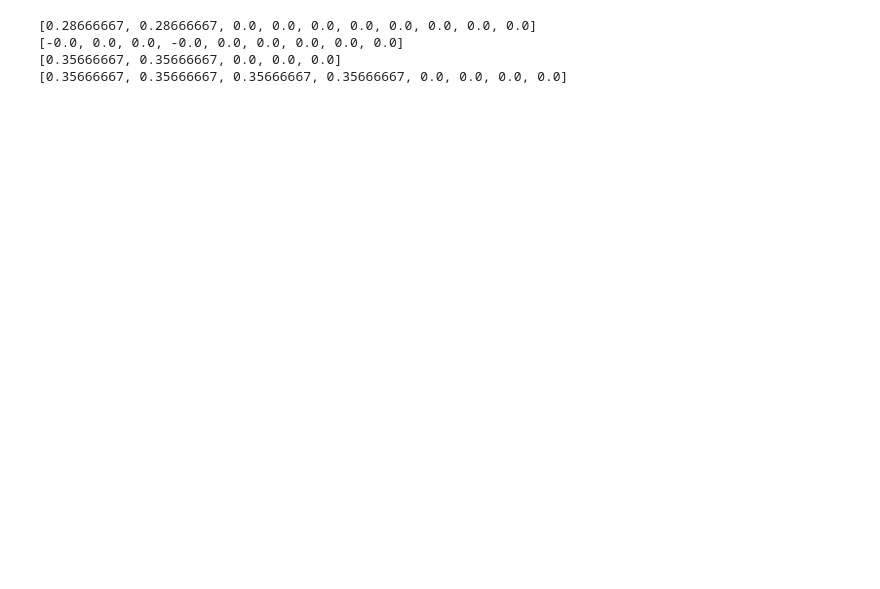
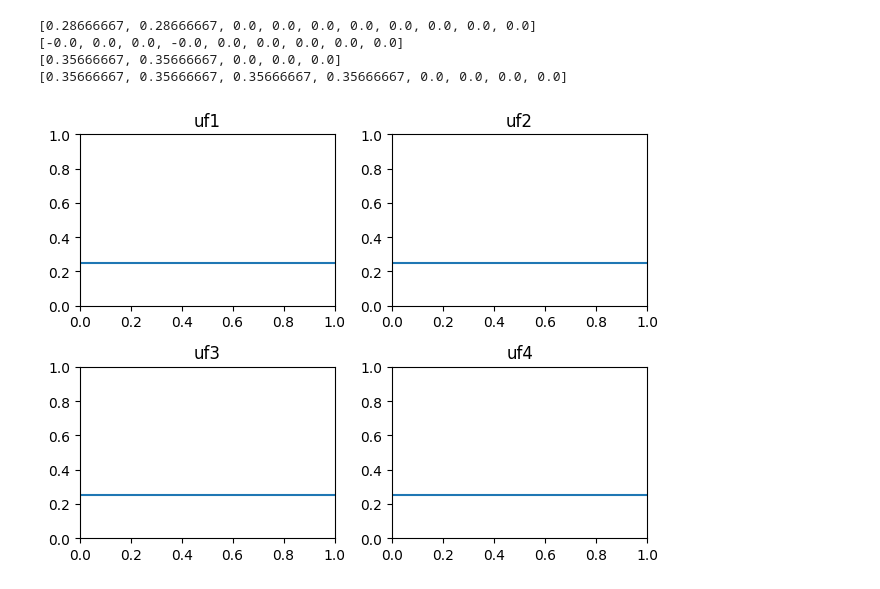
Before and after one commit to pshemke/projekt_ISWD_1, a Jupyter notebook: proj1.ipynb, the cells around one changed output. Cells and saved outputs as stored; diff of their text form; code cells hidden in the pictures; blank space fills up the shorter version.

Commit message:
Added frame for plotting and rank creation

```diff
--- a/proj1.ipynb
+++ b/proj1.ipynb
@@ -225,0 +254,34 @@ print(f4_y)
+# %%
+fig, axs = plt.subplots(2, 2)
+
+# Plot y1
+axs[0, 0].plot(x, y1)
+axs[0, 0].set_title('uf1')
+axs[0, 0].set_xlim(min(x), max(x))
+axs[0, 0].set_ylim(0, 1)
+
+# Plot y2
+axs[0, 1].plot(x, y2)
+axs[0, 1].set_title('uf2')
+axs[0, 1].set_xlim(min(x), max(x))
+axs[0, 1].set_ylim(0, 1)
+
+# Plot y3
+axs[1, 0].plot(x, y3)
+axs[1, 0].set_title('uf3')
+axs[1, 0].set_xlim(min(x), max(x))
+axs[1, 0].set_ylim(0, 1)
+
+# Plot y4
+axs[1, 1].plot(x, y4)
+axs[1, 1].set_title('uf4')
+axs[1, 1].set_xlim(min(x), max(x))
+axs[1, 1].set_ylim(0, 1)
+
+# Adjust the spacing between subplots
+plt.tight_layout()
+
+# Show the plot
+plt.show()
+# %% [output]
+[figure, added]
```
Also changed, not shown: parts of 5 cells of this notebook.
